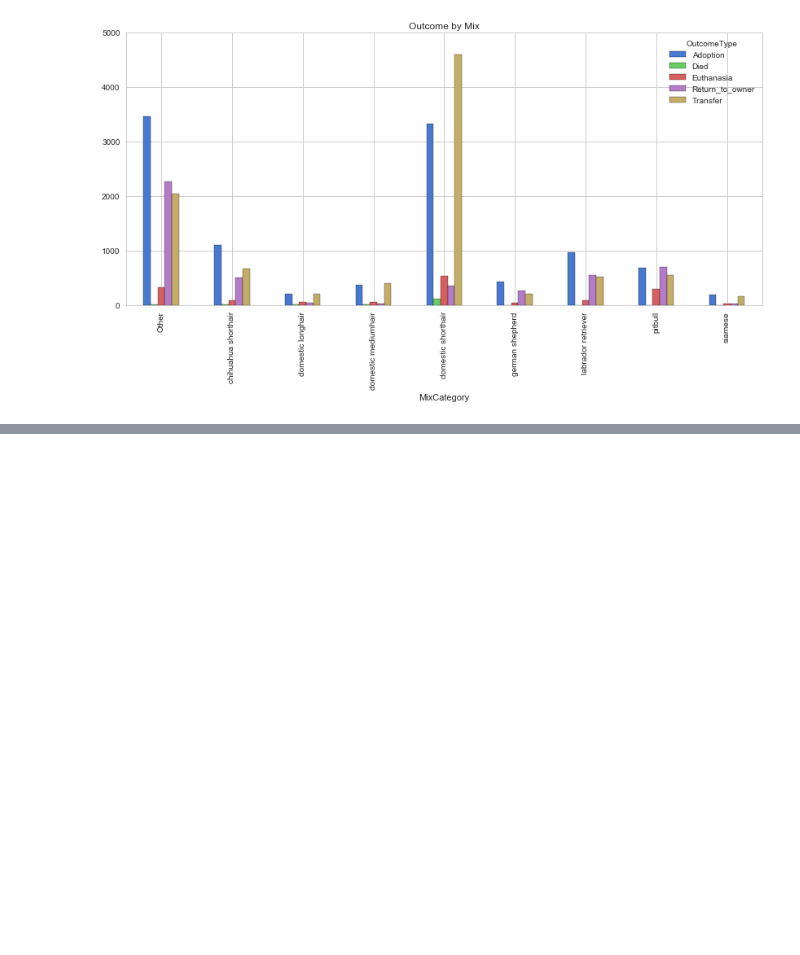
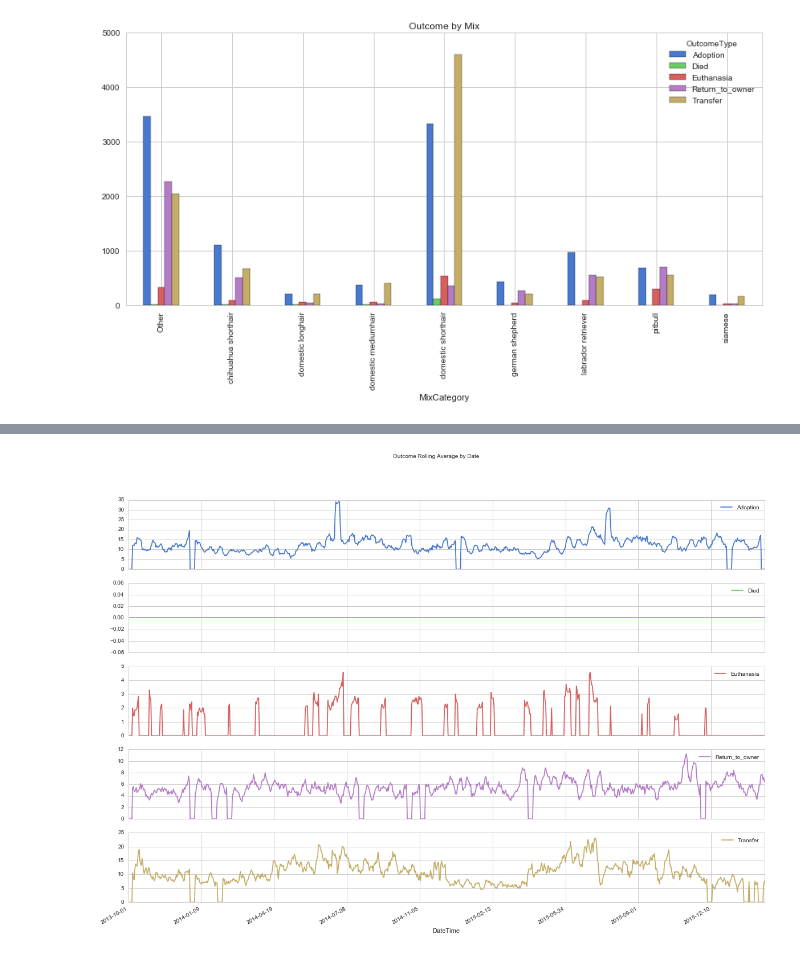
Before and after one commit to bljustice/kaggle, a Jupyter notebook: spca/spca_eda.ipynb, the cells around one changed output, grey strips where cells are left out. Saved outputs shown, nothing was run; the diff lists cells and outputs as text; code cells hidden in the pictures; blank space fills up the shorter version.

```diff
--- a/spca/spca_eda.ipynb
+++ b/spca/spca_eda.ipynb
@@ -266,0 +295,10 @@ train_df.groupby(['OutcomeType', 'MixCategory']).count().unstack('OutcomeType').
+# %%
+#plot outcome rolling average by 7 day window of datetime
+no_hours.groupby(['OutcomeType', 'DateTime'])\
+    .count().unstack('OutcomeType').AnimalID.rolling(window=7)\
+    .mean().fillna(0).plot(kind='line',
+                           figsize=(20, 14),
+                           subplots=True,
+                           title='Outcome Rolling Average by Date');
+# %% [output]
+[figure, added]
```
Also changed, not shown: parts of 5 cells of this notebook.
